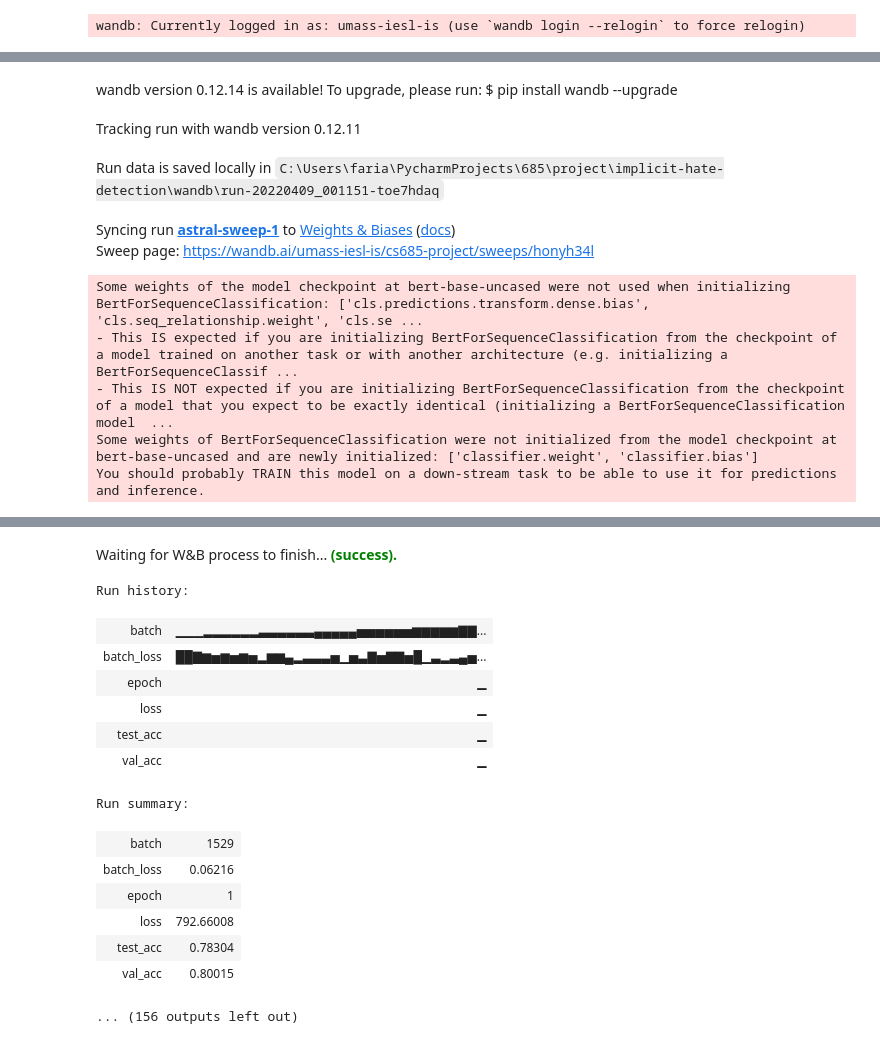
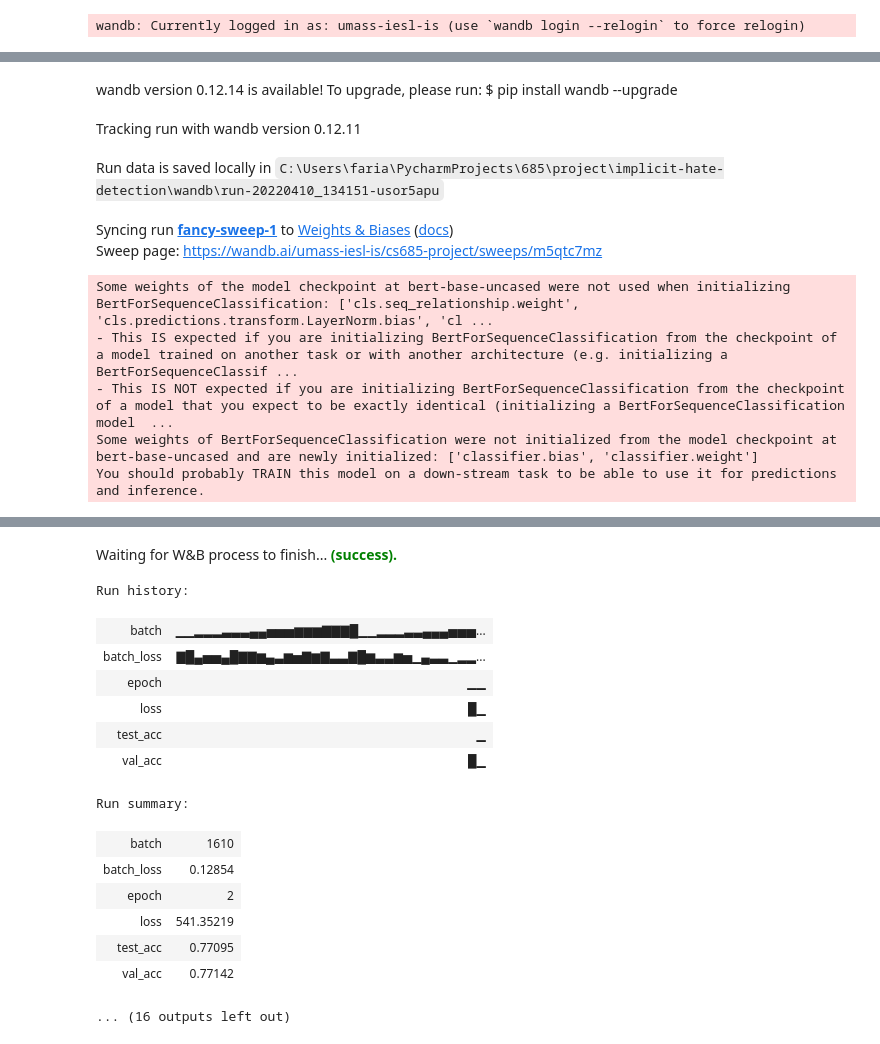
Before and after one commit to Rishita-Golla/implicit-hate-detection, a Jupyter notebook: implicit_hate_detection.ipynb, the cells around one changed output, grey strips where cells are left out. Drawn from its saved outputs; the diff is of its cells as text; code cells hidden in the pictures.

Commit message:
hyperparmeter sweep on implicit_hate vs non_hate

```diff
--- a/implicit_hate_detection.ipynb
+++ b/implicit_hate_detection.ipynb
@@ -119,6 +119,8 @@ print(type(input_ids), type(attention_masks), type(labels))
 # %% [output]
 <class 'torch.Tensor'> <class 'torch.Tensor'> <class 'torch.Tensor'>
 # %%
+from sklearn.metrics import precision_recall_fscore_support
+
 import numpy as np
 # function to get validation accuracy
 def get_validation_performance(model, val_set, config):
@@ -132,6 +134,9 @@ def get_validation_performance(model, val_set, config):
     validation_dataloader = DataLoader(val_set, batch_size=config["batch_size"], shuffle=True)
 
     total_correct = 0
+
+    predicted = []
+    labels = []
 
     for batch in validation_dataloader:
 
@@ -169,9 +174,18 @@ def get_validation_performance(model, val_set, config):
         num_correct = np.sum(pred_flat == labels_flat)
         total_correct += num_correct
 
+        predicted.append(pred_flat)
+        labels.append(labels_flat)
+
+
+    predicted = np.concatenate(predicted)
+    labels = np.concatenate(labels)
+
     # Report the final accuracy for this validation run.
     avg_val_accuracy = total_correct / len(val_set)
-    return avg_val_accuracy
+    final_score = precision_recall_fscore_support(predicted, labels)
+
+    return avg_val_accuracy, final_score
 # %%
 !wandb login
 # %% [output]
@@ -206,7 +220,7 @@ sweep_config = {
             "values": [2e-5, 3e-5, 5e-5]
         },
         "epochs" : {
-            "values" : [1, 2, 3, 4]
+            "values" : [ 2, 3, 4]
         },
         "epsilon": {
             "values" : [1e-8]
@@ -215,4 +229,5 @@ sweep_config = {
 }
 
 sweep_id = wandb.sweep(sweep_config, entity="umass-iesl-is", project="cs685-project")
+# sweep_id = "gwbynpx8"
 # %% [output]
@@ -227,7 +242,7 @@ def train():
 
         model = BertForSequenceClassification.from_pretrained(
         "bert-base-uncased", # Use the 12-layer BERT model, with an uncased vocab.
-        num_labels = 3, # The number of output labels.
+        num_labels = 2, # The number of output labels.
         output_attentions = False, # Whether the model returns attentions weights.
         output_hidden_states = False, # Whether the model returns all hidden-states.
         )
@@ -241,7 +256,6 @@ def train():
                         eps = config["epsilon"] # args.adam_epsilon  - default is 1e-8
                         )
         wandb.watch(model, log="all")
-
 
         for epoch_i in range(0, config["epochs"]):
             # Perform one full pass over the training set.
@@ -299,24 +313,35 @@ def train():
             # After the completion of each training epoch, measure our performance on
             # our validation set. Implement this function in the cell above.
             print(f"Total loss: {total_train_loss}")
-            val_acc = get_validation_performance(model, val_set, config)
+            val_acc, (val_precision, val_recall, val_f1, val_hash) = get_validation_performance(model, val_set, config)
+            print(val_precision, val_recall, val_f1)
             print(f"Validation accuracy: {val_acc}")
+
             wandb.log({
                 "loss": total_train_loss,
                 "epoch": config["epochs"],
-                "val_acc": val_acc
+                "val_acc": val_acc,
+                "val_precision": val_precision,
+                "val_recall": val_recall,
+                "val_f1": val_f1
                 })
 
         print("")
         print("Training complete!")
 
-        test_acc = get_validation_performance(model, test_set, config)
+        test_acc, (test_precision, test_recall, test_f1, test_hash) = get_validation_performance(model, test_set, config)
+        print(test_precision, test_recall, test_f1)
         print(f"Test accuracy: {test_acc}")
-        wandb.log({"test_acc": test_acc})
+        wandb.log({
+            "test_acc": test_acc,
+            "test_precision": test_precision,
+            "test_recall": test_recall,
+            "test_f1": test_f1
+            })
 
         # torch.save(model.state_dict(), "model.h5")
         # wandb.save('model.h5')
 # %%
-count = 12 # number of runs to execute
+count = 2 # number of runs to execute
 wandb.agent(sweep_id, function=train, count=count, entity="umass-iesl-is", project="cs685-project")
 # %% [output]
@@ -328,11 +353,11 @@ wandb:  learning_rate: 2e-05
 wandb: Currently logged in as: umass-iesl-is (use `wandb login --relogin` to force relogin)
 wandb version 0.12.14 is available! To upgrade, please run: $ pip install wandb --upgrade
 Tracking run with wandb version 0.12.11
-Run data is saved locally in C:\Users\faria\PycharmProjects\685\project\implicit-hate-detection\wandb\run-20220409_001151-toe7hdaq
+Run data is saved locally in C:\Users\faria\PycharmProjects\685\project\implicit-hate-detection\wandb\run-20220410_134151-usor5apu
-Syncing run astral-sweep-1 to Weights & Biases (docs)
-Sweep page: https://wandb.ai/umass-iesl-is/cs685-project/sweeps/honyh34l
+Syncing run fancy-sweep-1 to Weights & Biases (docs)
+Sweep page: https://wandb.ai/umass-iesl-is/cs685-project/sweeps/m5qtc7mz
-Some weights of the model checkpoint at bert-base-uncased were not used when initializing BertForSequenceClassification: ['cls.predictions.transform.dense.bias', 'cls.seq_relationship.weight', 'cls.se ...
+Some weights of the model checkpoint at bert-base-uncased were not used when initializing BertForSequenceClassification: ['cls.seq_relationship.weight', 'cls.predictions.transform.LayerNorm.bias', 'cl ...
 - This IS expected if you are initializing BertForSequenceClassification from the checkpoint of a model trained on another task or with another architecture (e.g. initializing a BertForSequenceClassif ...
 - This IS NOT expected if you are initializing BertForSequenceClassification from the checkpoint of a model that you expect to be exactly identical (initializing a BertForSequenceClassification model  ...
-Some weights of BertForSequenceClassification were not initialized from the model checkpoint at bert-base-uncased and are newly initialized: ['classifier.weight', 'classifier.bias']
+Some weights of BertForSequenceClassification were not initialized from the model checkpoint at bert-base-uncased and are newly initialized: ['classifier.bias', 'classifier.weight']
 You should probably TRAIN this model on a down-stream task to be able to use it for predictions and inference.
@@ -346,16 +379,16 @@ Test accuracy: 0.7830350576121599
 Waiting for W&B process to finish... (success).
 Run history:
-| batch | ▁▁▁▂▂▂▂▂▂▃▃▃▃▃▃▄▄▄▄▄▅▅▅▅▅▅▆▆▆▆▆▇▇... |
-| batch_loss | ██▇▆▅▆▅▆▅▂▆▆▄▂▃▃▃▅▁▅▃▇▅▇▇▅█▁▃▂▃▄▅... |
-| epoch | ▁ |
-| loss | ▁ |
+| batch | ▁▁▂▂▂▃▃▃▄▄▅▅▅▆▆▆▇▇▇█▁▁▂▂▂▃▃▄▄▄▅▅▅... |
+| batch_loss | ▇█▄▅▅▄█▇▇▆▄▃▆▅▇▆▇▃▃▇█▆▃▃▆▅▁▄▃▃▁▂▂... |
+| epoch | ▁▁ |
+| loss | █▁ |
 | test_acc | ▁ |
-| val_acc | ▁ |
+| val_acc | █▁ |
 Run summary:
-| batch | 1529 |
-| batch_loss | 0.06216 |
-| epoch | 1 |
-| loss | 792.66008 |
-| test_acc | 0.78304 |
-| val_acc | 0.80015 |
+| batch | 1610 |
+| batch_loss | 0.12854 |
+| epoch | 2 |
+| loss | 541.35219 |
+| test_acc | 0.77095 |
+| val_acc | 0.77142 |
-... (156 outputs left out)
+... (16 outputs left out)
```
Also changed, not shown: parts of 5 cells of this notebook.
